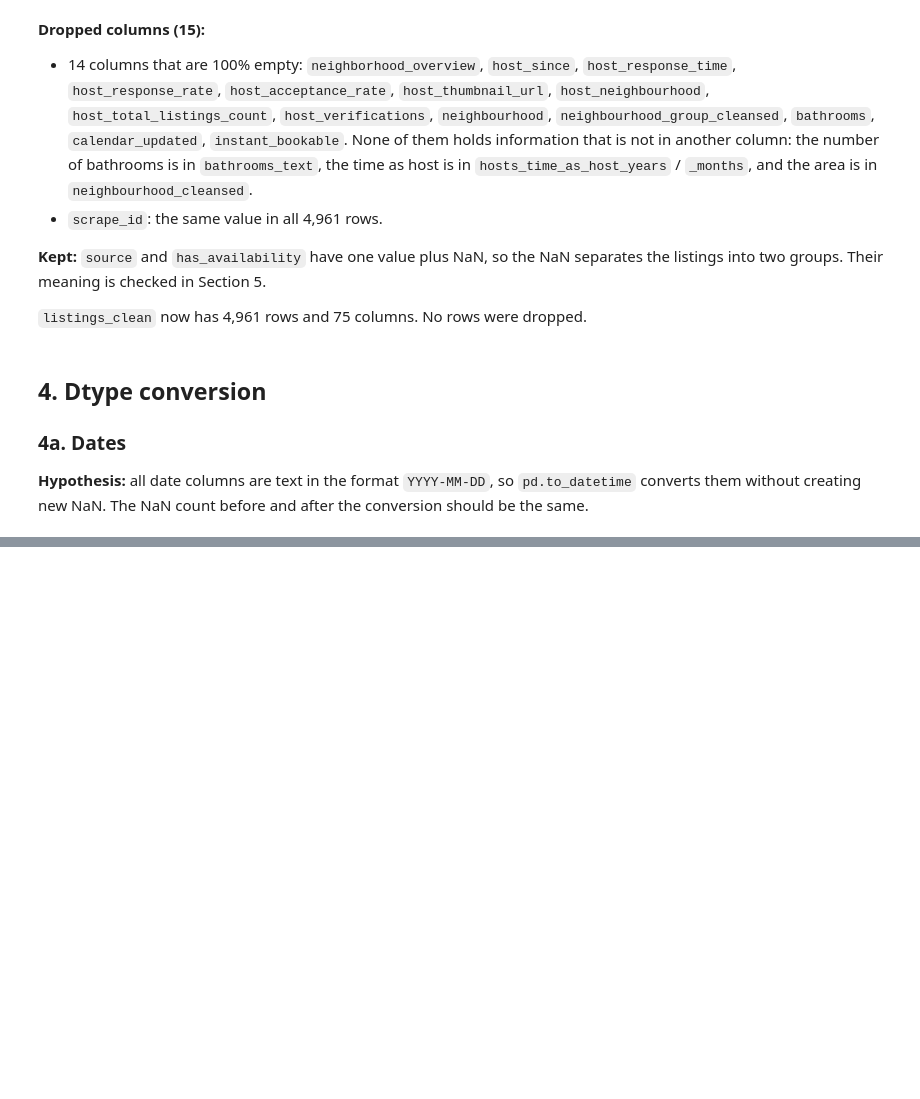
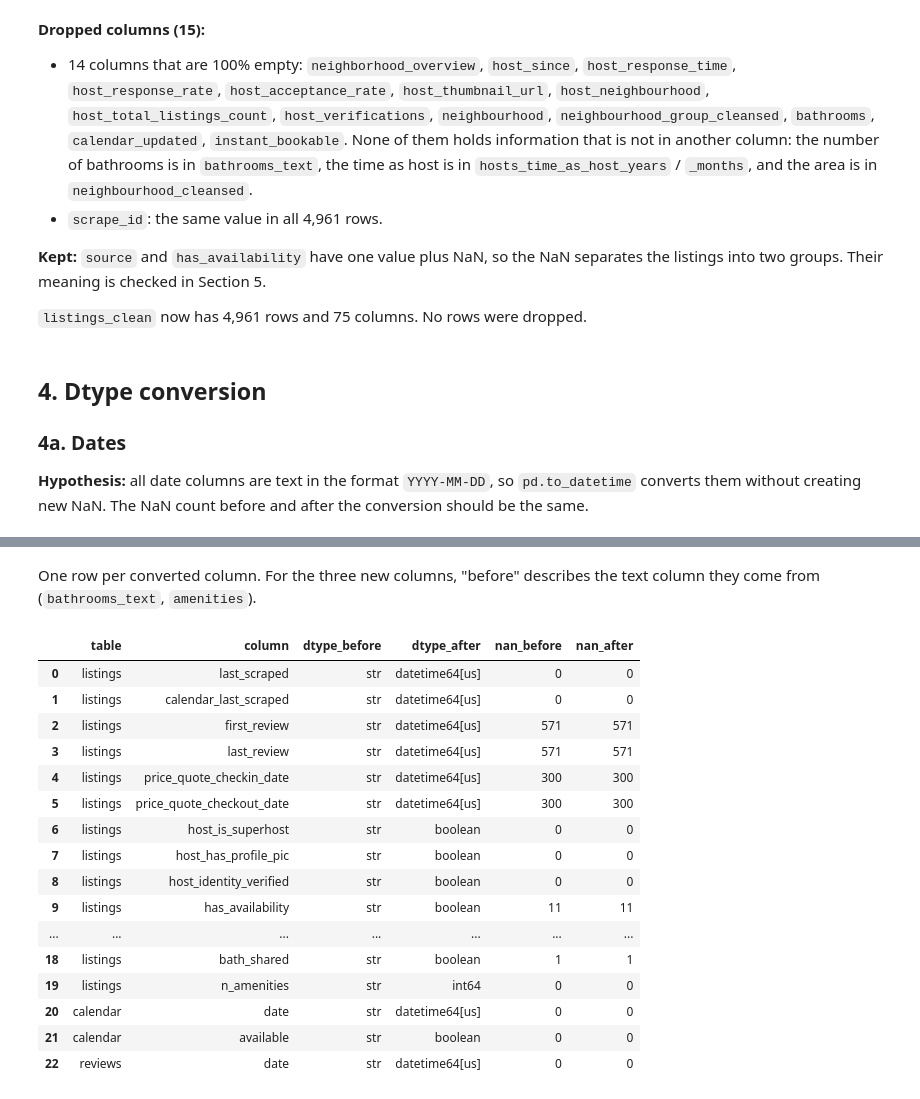
Before and after one commit to kallistratis/thessaloniki-airbnb-analysis, a Jupyter notebook: 01_data_cleaning.ipynb, the cells around one changed output, grey strips where cells are left out. Saved outputs shown, nothing was run; the diff lists cells and outputs as text; code cells hidden in the pictures; blank space fills up the shorter version.

```diff
--- a/01_data_cleaning.ipynb
+++ b/01_data_cleaning.ipynb
@@ -537,0 +814,2 @@ The same check for the `date` column of `calendar` and `reviews`.
+# %%
+listings_clean["n_amenities"] = (listings_clean["amenities"].str.count('", "') + 1).astype("int64")
@@ -537,0 +846,8 @@ The same check for the `date` column of `calendar` and `reviews`.
+# %%
+night_cols = ["minimum_nights", "maximum_nights", "minimum_minimum_nights",
+              "maximum_minimum_nights", "minimum_maximum_nights", "maximum_maximum_nights"]
+for col in night_cols:
+    values = listings_clean[col]
+    print(col, values.dtype, "| NaN:", values.isna().sum(), "| with decimals:", (values.dropna() % 1 != 0).sum())
+print("rows with NaN in any:", listings_clean[night_cols].isna().any(axis=1).sum(),
+      "| in all:", listings_clean[night_cols].isna().all(axis=1).sum())
@@ -537,0 +864,3 @@ The same check for the `date` column of `calendar` and `reviews`.
+# %%
+for col in night_cols:
+    listings_clean[col] = listings_clean[col].astype("Int64")
@@ -537,0 +869,4 @@ The same check for the `date` column of `calendar` and `reviews`.
+# %%
+for col in night_cols:
+    print(col, listings_clean[col].dtype, "| NaN:", listings_clean[col].isna().sum(),
+          "| same sum as raw:", listings_clean[col].sum() == listings[col].sum())
@@ -537,0 +889,46 @@ The same check for the `date` column of `calendar` and `reviews`.
+# %% [markdown]
+One row per converted column. For the three new columns, "before" describes the text column they come from (`bathrooms_text`, `amenities`).
+# %%
+conversions = [("listings", col, col) for col in date_cols + bool_cols + ["price"] + night_cols]
+conversions += [
+    ("listings", "bathrooms_text", "bathrooms"),
+    ("listings", "bathrooms_text", "bath_shared"),
+    ("listings", "amenities", "n_amenities"),
+    ("calendar", "date", "date"),
+    ("calendar", "available", "available"),
+    ("reviews", "date", "date"),
+]
+
+rows = []
+for table, col_before, col_after in conversions:
+    before = dataframes[table][col_before]
+    after = dataframes_clean[table][col_after]
+    rows.append({
+        "table": table,
+        "column": col_after,
+        "dtype_before": str(before.dtype),
+        "dtype_after": str(after.dtype),
+        "nan_before": before.isna().sum(),
+        "nan_after": after.isna().sum()
+    })
+
+summary = pd.DataFrame(rows)
+summary
+# %% [output]
+|  | table | column | dtype_before | dtype_after | nan_before | nan_after |
+| 0 | listings | last_scraped | str | datetime64[us] | 0 | 0 |
+| 1 | listings | calendar_last_scraped | str | datetime64[us] | 0 | 0 |
+| 2 | listings | first_review | str | datetime64[us] | 571 | 571 |
+| 3 | listings | last_review | str | datetime64[us] | 571 | 571 |
+| 4 | listings | price_quote_checkin_date | str | datetime64[us] | 300 | 300 |
+| 5 | listings | price_quote_checkout_date | str | datetime64[us] | 300 | 300 |
+| 6 | listings | host_is_superhost | str | boolean | 0 | 0 |
+| 7 | listings | host_has_profile_pic | str | boolean | 0 | 0 |
+| 8 | listings | host_identity_verified | str | boolean | 0 | 0 |
+| 9 | listings | has_availability | str | boolean | 11 | 11 |
+| ... | ... | ... | ... | ... | ... | ... |
+| 18 | listings | bath_shared | str | boolean | 1 | 1 |
+| 19 | listings | n_amenities | str | int64 | 0 | 0 |
+| 20 | calendar | date | str | datetime64[us] | 0 | 0 |
+| 21 | calendar | available | str | boolean | 0 | 0 |
+| 22 | reviews | date | str | datetime64[us] | 0 | 0 |
```
Also changed, not shown: parts of 65 cells of this notebook.
